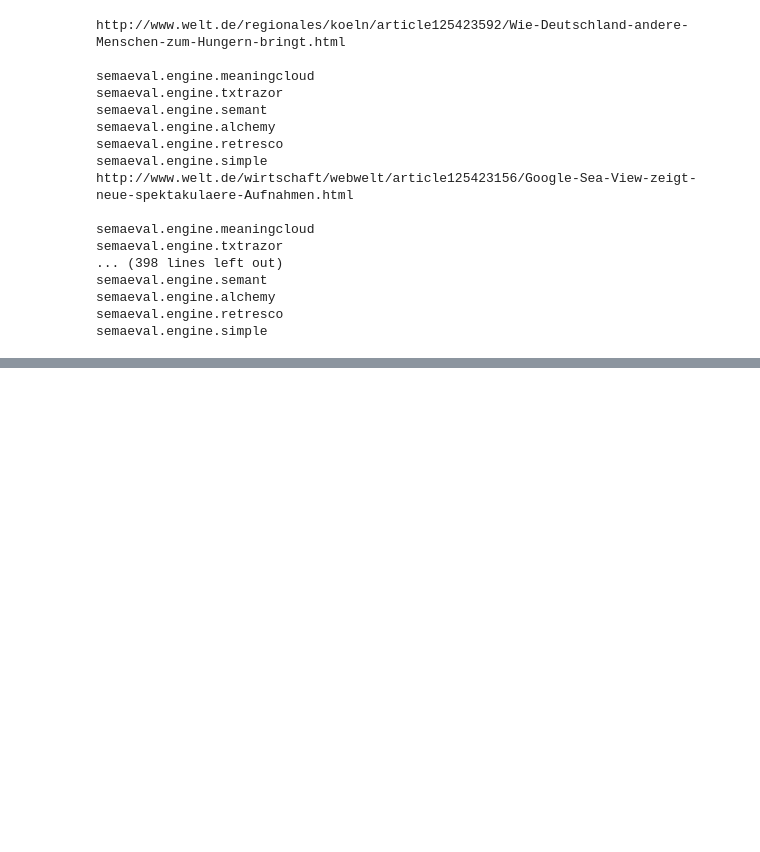
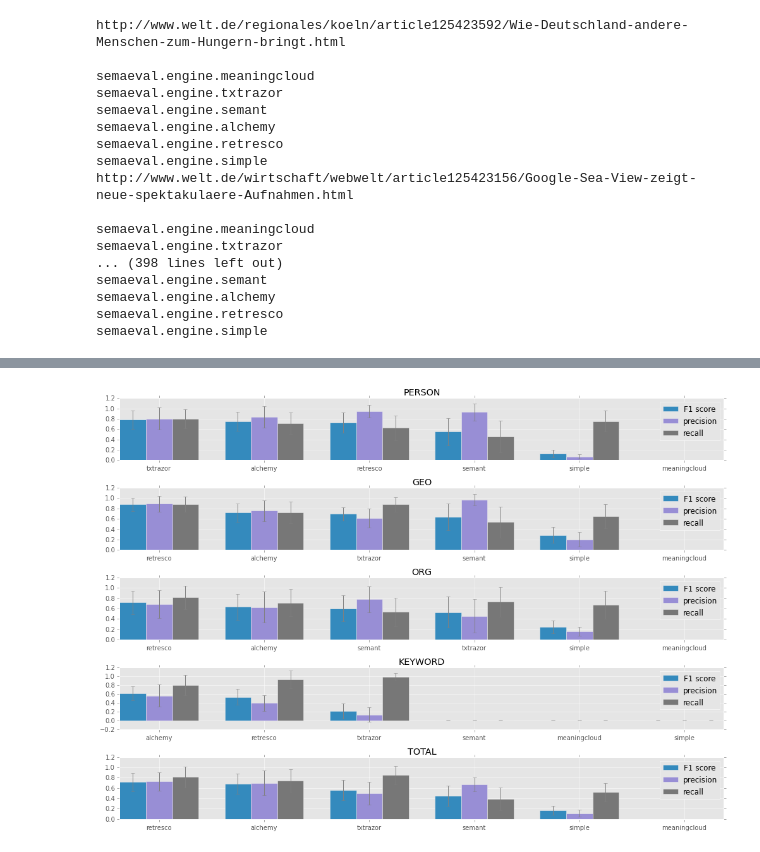
Before and after one commit to axelspringer/semaeval, a Jupyter notebook: eval_de.ipynb, the cells around one changed output, grey strips where cells are left out. Drawn from its saved outputs; the diff is of its cells as text; code cells hidden in the pictures; blank space fills up the shorter version.

```diff
--- a/eval_de.ipynb
+++ b/eval_de.ipynb
@@ -74,0 +77,8 @@ Storing file:  ../output/de/article125410701_txtrazor.yml
+# %%
+articles=stats.load_articles("de")
+# %%
+data=stats.collect_data(articles)
+# %%
+results=stats.aggregate_result(data)
+# %%
+results.extend(stats.compute_total(results))
@@ -74,0 +87,4 @@ Storing file:  ../output/de/article125410701_txtrazor.yml
+# %%
+stats.plot_results(results)
+# %% [output]
+[figure, added]
```
Also changed, not shown: parts of 3 cells of this notebook, 2 other files.
